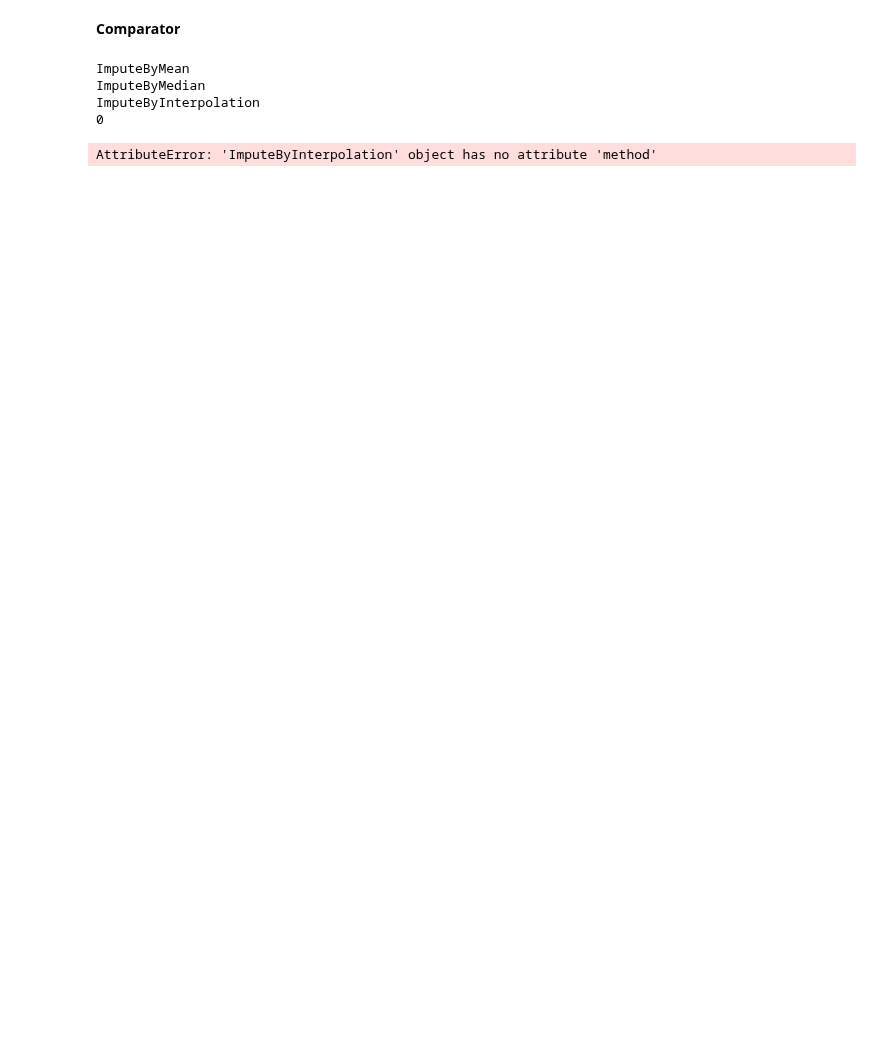
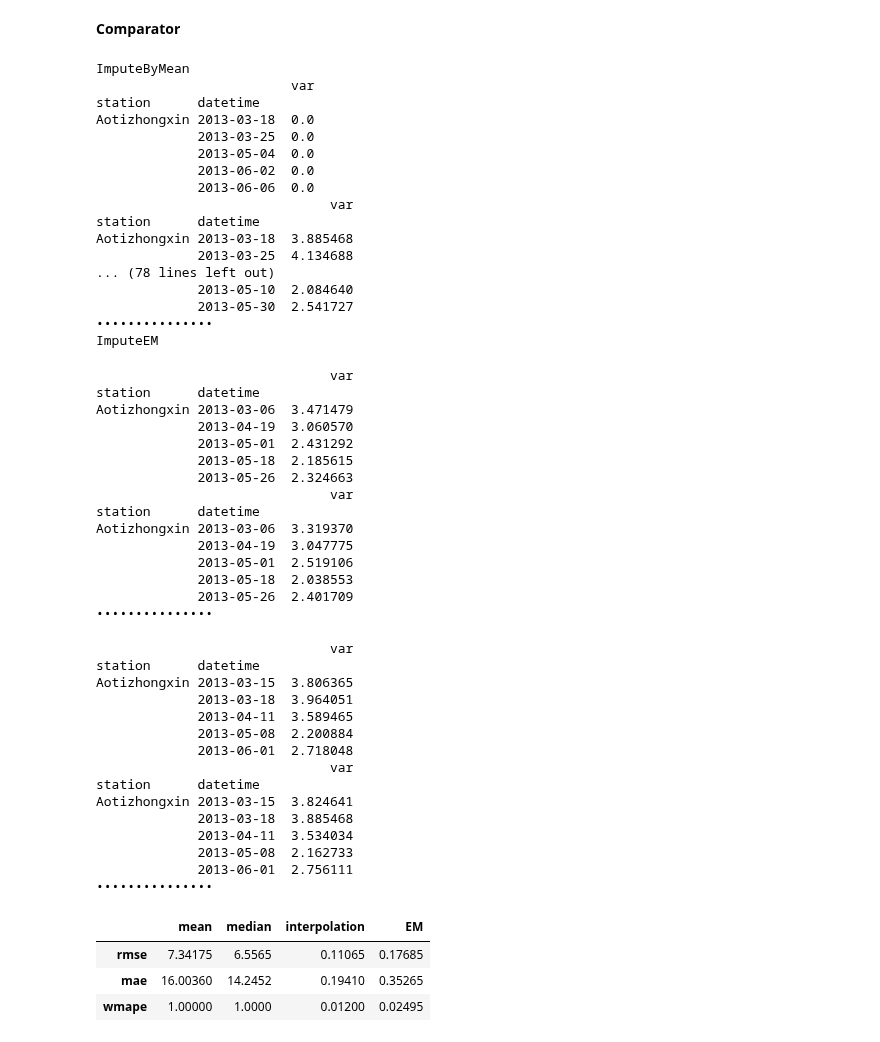
Before and after one commit to scikit-learn-contrib/qolmat, a Jupyter notebook: qolmat/notebooks/benchmark.ipynb, the cells around one changed output. Drawn from its saved outputs; the diff is of its cells as text; code cells hidden in the pictures; blank space fills up the shorter version.

```diff
--- a/qolmat/notebooks/benchmark.ipynb
+++ b/qolmat/notebooks/benchmark.ipynb
@@ -127,20 +138,67 @@ prop_nan = 0.05
 filter_value_nan = 20
 # %%
 comparison = comparator.Comparator(
-          dataset,
-          prop_nan,
-          models_to_test,
-          cols_to_impute,
-          search_params=search_params,
-          filter_value_nan=filter_value_nan,
+    dataset,
+    prop_nan,
+    dict_models,
+    cols_to_impute,
+    n_samples=2,
+    search_params=search_params,
+    filter_value_nan=filter_value_nan,
 )
 results = comparison.compare()
 
 pp = pprint.PrettyPrinter(depth=4)
-pp.pprint(results)
+results
 # %% [output]
 ImputeByMean
-ImputeByMedian
-ImputeByInterpolation
-0
+                         var
+station      datetime
+Aotizhongxin 2013-03-18  0.0
+             2013-03-25  0.0
+             2013-05-04  0.0
+             2013-06-02  0.0
+             2013-06-06  0.0
+                              var
+station      datetime
+Aotizhongxin 2013-03-18  3.885468
+             2013-03-25  4.134688
+... (78 lines left out)
+             2013-05-10  2.084640
+             2013-05-30  2.541727
+•••••••••••••••
+ImputeEM
-AttributeError: 'ImputeByInterpolation' object has no attribute 'method'
+                              var
+station      datetime
+Aotizhongxin 2013-03-06  3.471479
+             2013-04-19  3.060570
+             2013-05-01  2.431292
+             2013-05-18  2.185615
+             2013-05-26  2.324663
+                              var
+station      datetime
+Aotizhongxin 2013-03-06  3.319370
+             2013-04-19  3.047775
+             2013-05-01  2.519106
+             2013-05-18  2.038553
+             2013-05-26  2.401709
+•••••••••••••••
+                              var
+station      datetime
+Aotizhongxin 2013-03-15  3.806365
+             2013-03-18  3.964051
+             2013-04-11  3.589465
+             2013-05-08  2.200884
+             2013-06-01  2.718048
+                              var
+station      datetime
+Aotizhongxin 2013-03-15  3.824641
+             2013-03-18  3.885468
+             2013-04-11  3.534034
+             2013-05-08  2.162733
+             2013-06-01  2.756111
+•••••••••••••••
+|  | mean | median | interpolation | EM |
+| rmse | 7.34175 | 6.5565 | 0.11065 | 0.17685 |
+| mae | 16.00360 | 14.2452 | 0.19410 | 0.35265 |
+| wmape | 1.00000 | 1.0000 | 0.01200 | 0.02495 |
```
Also changed, not shown: parts of 11 cells of this notebook, 4 other files.
